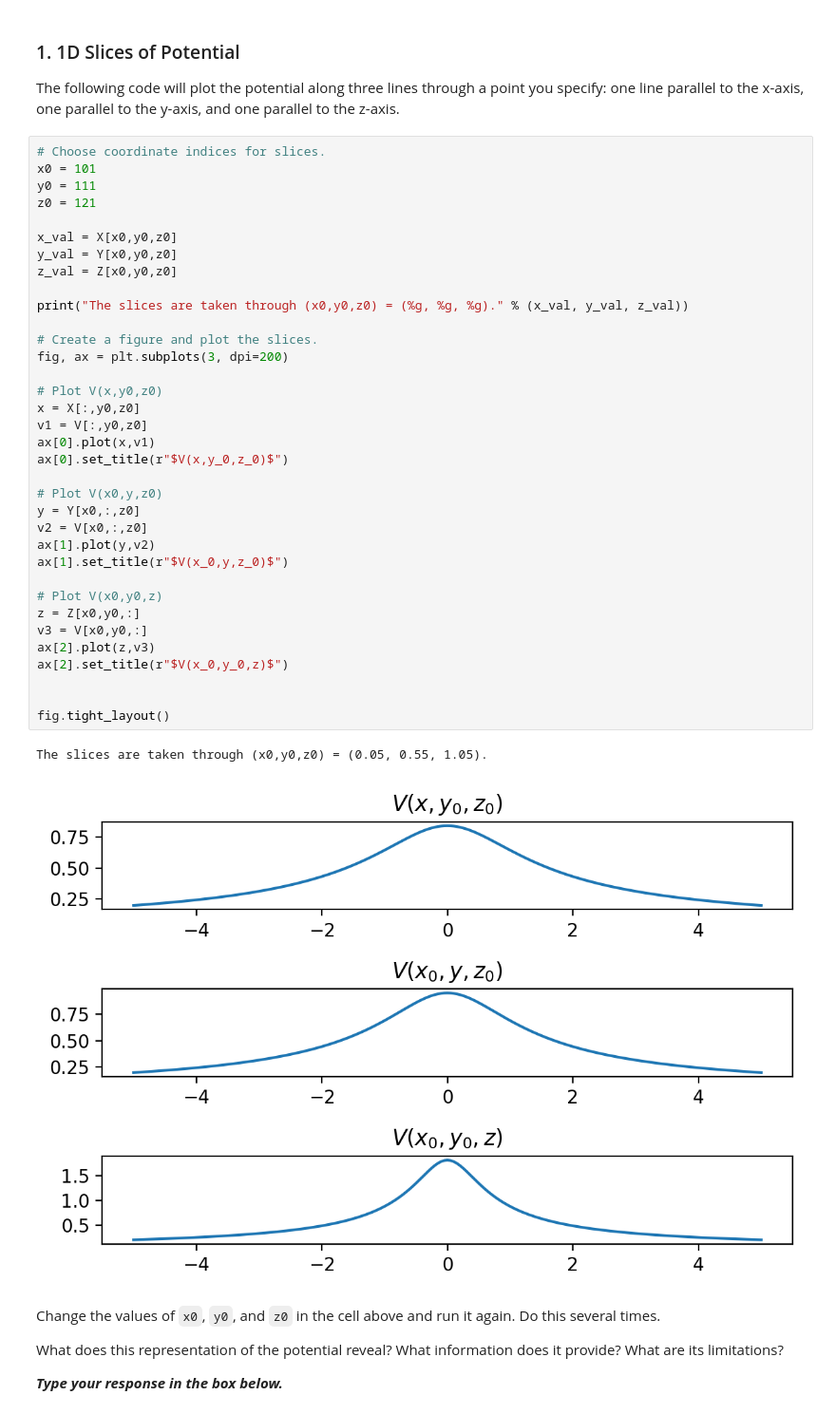
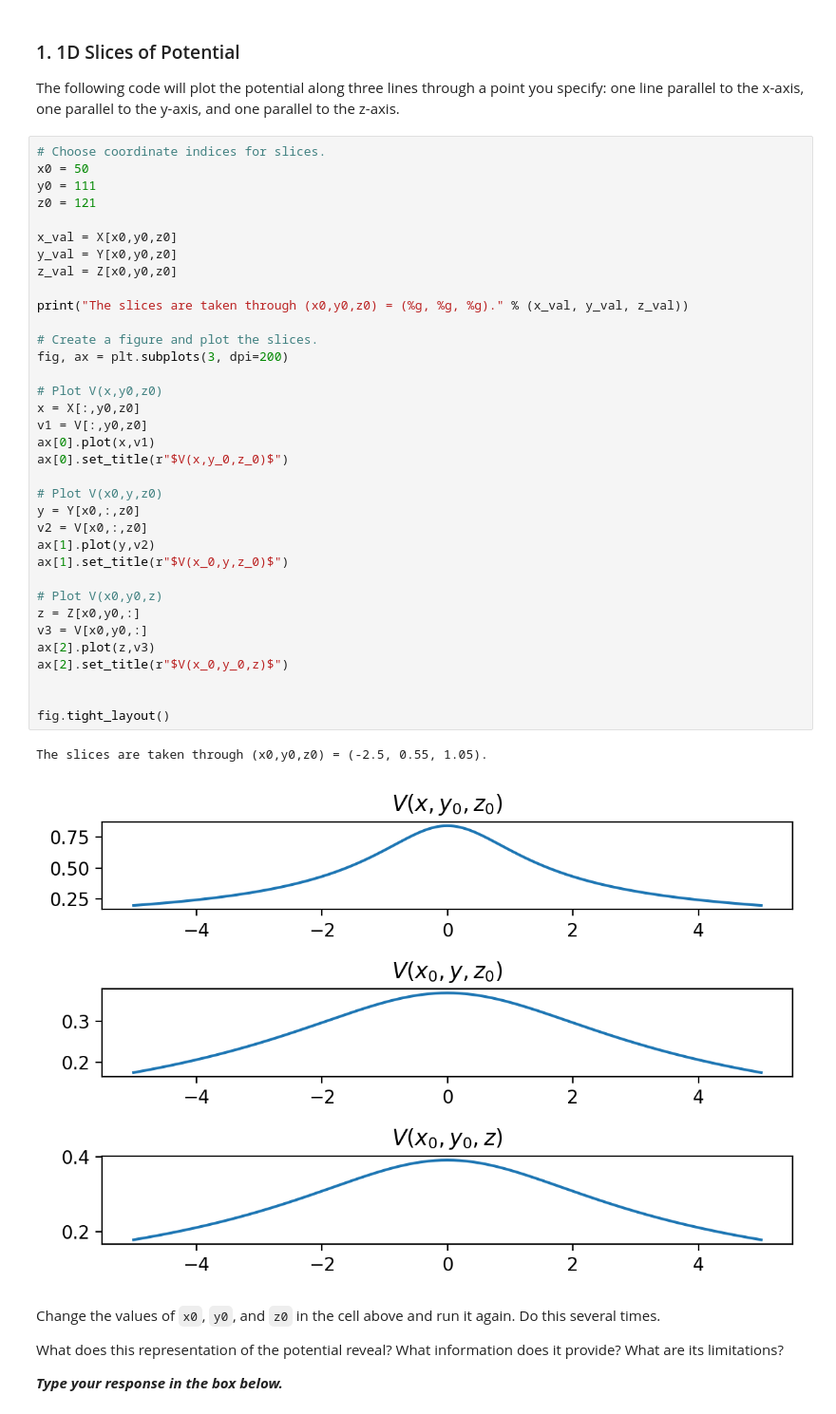
Before and after one commit to jaimeevers/electrodynamics, a Jupyter notebook: week-01/01-visualizing-fields.ipynb, the cells around one changed output. Shown at 95% size. Cells and saved outputs as stored; diff of their text form.

```diff
--- a/week-01/01-visualizing-fields.ipynb
+++ b/week-01/01-visualizing-fields.ipynb
@@ -64,42 +64,42 @@ Now that we have a scalar field and a vector field, let's look at them!
 The following code will plot the potential along three lines through a point you specify: one line parallel to the x-axis, one parallel to the y-axis, and one parallel to the z-axis.
 # %%
 # Choose coordinate indices for slices.
-x0 = 101
+x0 = 50
 y0 = 111
 z0 = 121
 
 x_val = X[x0,y0,z0]
 y_val = Y[x0,y0,z0]
 z_val = Z[x0,y0,z0]
 
 print("The slices are taken through (x0,y0,z0) = (%g, %g, %g)." % (x_val, y_val, z_val))
 
 # Create a figure and plot the slices.
 fig, ax = plt.subplots(3, dpi=200)
 
 # Plot V(x,y0,z0)
 x = X[:,y0,z0]
 v1 = V[:,y0,z0]
 ax[0].plot(x,v1)
 ax[0].set_title(r"$V(x,y_0,z_0)$")
 
 # Plot V(x0,y,z0)
 y = Y[x0,:,z0]
 v2 = V[x0,:,z0]
 ax[1].plot(y,v2)
 ax[1].set_title(r"$V(x_0,y,z_0)$")
 
 # Plot V(x0,y0,z)
 z = Z[x0,y0,:]
 v3 = V[x0,y0,:]
 ax[2].plot(z,v3)
 ax[2].set_title(r"$V(x_0,y_0,z)$")
 
 
 fig.tight_layout()
 # %% [output]
-The slices are taken through (x0,y0,z0) = (0.05, 0.55, 1.05).
+The slices are taken through (x0,y0,z0) = (-2.5, 0.55, 1.05).
-[figure, old version]
+[figure, new version]
 # %% [markdown]
 Change the values of `x0`, `y0`, and `z0` in the cell above and run it again.  Do this several times.
 
```
